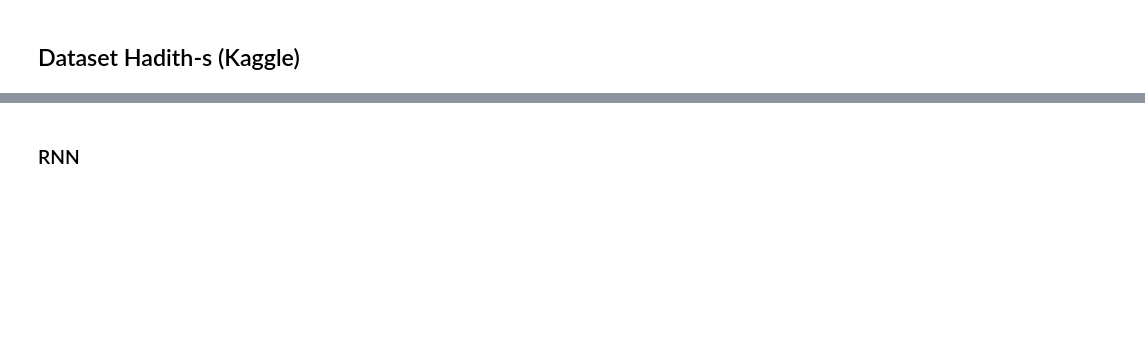
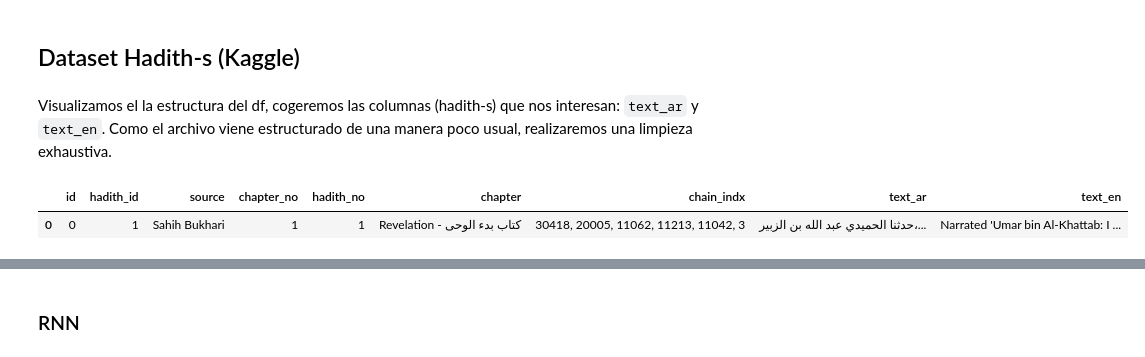
Before and after one commit to UnaiOlaiz/NLP-Group-Project, a Jupyter notebook: src/Entrega 4 Unai.ipynb, the cells around one changed output, grey strips where cells are left out. Saved outputs shown, nothing was run; the diff lists cells and outputs as text; code cells hidden in the pictures; blank space fills up the shorter version.

```diff
--- a/src/Entrega 4 Unai.ipynb
+++ b/src/Entrega 4 Unai.ipynb
@@ -526,2 +788,10 @@ KeyboardInterrupt:
 # %% [markdown]
 ## Dataset Hadith-s (Kaggle)
+# %% [markdown]
+Visualizamos el la estructura del df, cogeremos las columnas (hadith-s) que nos interesan: `text_ar` y `text_en`. Como el archivo viene estructurado de una manera poco usual, realizaremos una limpieza exhaustiva.
+# %%
+hadith_df = pd.read_csv("../data/hadith_dataset/all_hadiths_clean.csv")
+hadith_df.head(1)
+# %% [output]
+|  | id | hadith_id | source | chapter_no | hadith_no | chapter | chain_indx | text_ar | text_en |
+| 0 | 0 | 1 | Sahih Bukhari | 1 | 1 | Revelation - كتاب بدء الوحى | 30418, 20005, 11062, 11213, 11042, 3 | حدثنا الحميدي عبد الله بن الزبير،... | Narrated 'Umar bin Al-Khattab: I ... |
```
Also changed, not shown: parts of 47 cells of this notebook.
